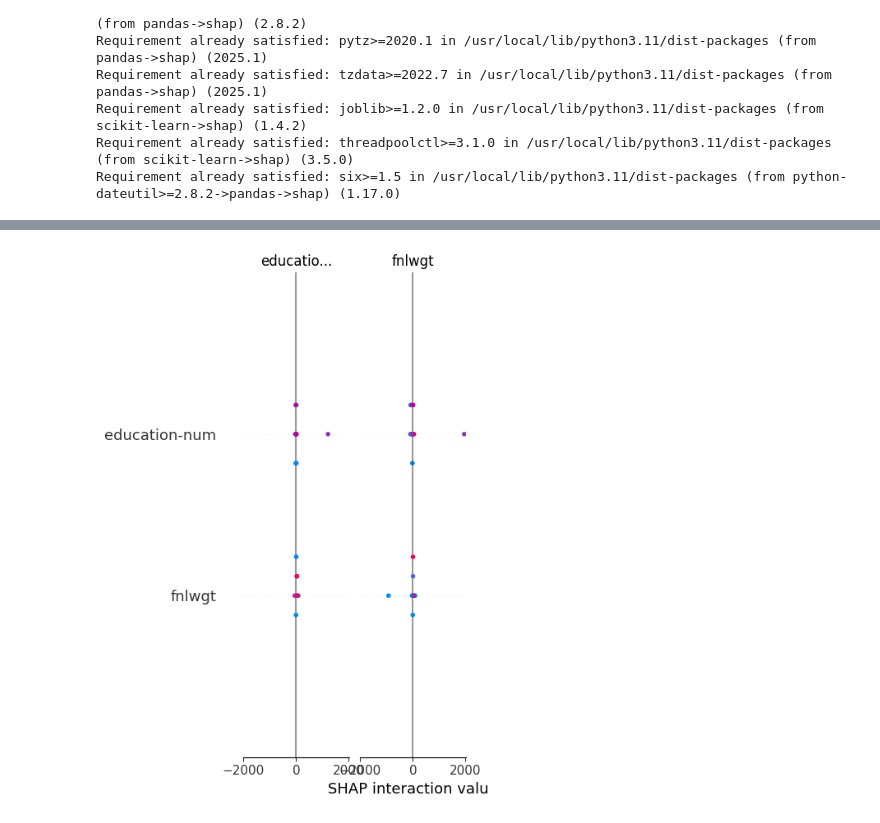
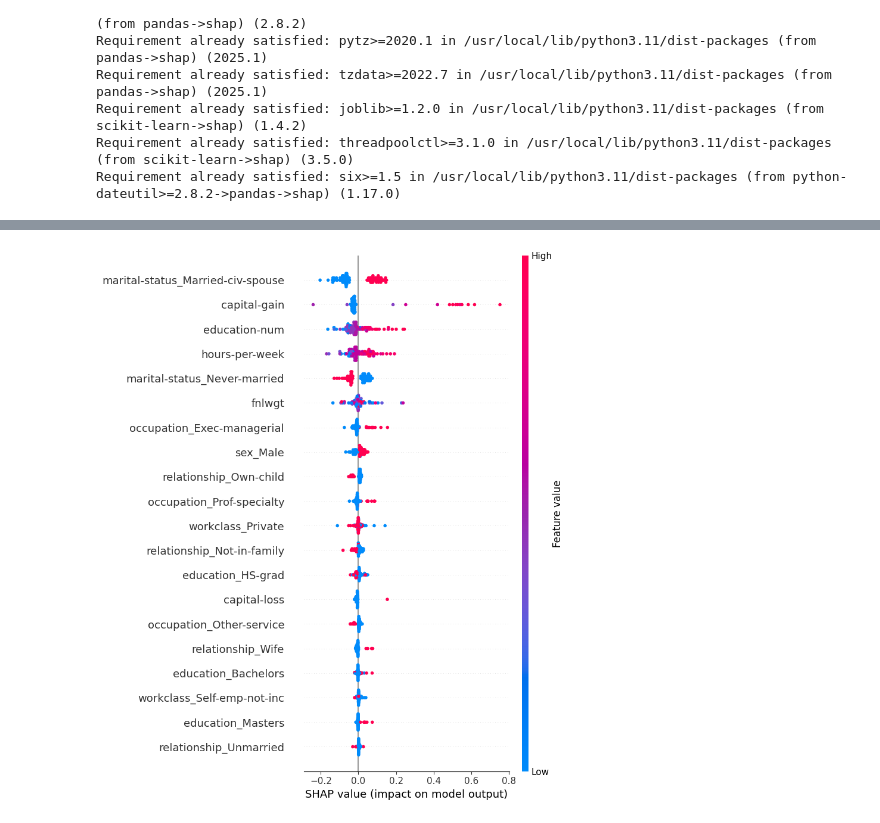
Before and after one commit to Chaithra28/XAI, a Jupyter notebook: adult.ipynb, the cells around one changed output, grey strips where cells are left out. Drawn from its saved outputs; the diff is of its cells as text; code cells hidden in the pictures.

Commit message:
Updated code and derived plots

```diff
--- a/adult.ipynb
+++ b/adult.ipynb
@@ -188,0 +337,11 @@ Model accuracy: 0.86
+# %%
+# Select top 20 features
+top_features = feature_importance_df.head(20)["Feature"].tolist()
+
+# Filter the dataset to include only top features
+X_train_reduced = X_train[top_features]
+X_test_reduced = X_test[top_features]
+
+# Display the shapes of the reduced datasets
+print("X_train_reduced shape:", X_train_reduced.shape)
+print("X_test_reduced shape:", X_test_reduced.shape)
@@ -188,0 +351,8 @@ Model accuracy: 0.86
+# %%
+# Retrain the model on reduced features
+model_reduced = RandomForestClassifier(random_state=42)
+model_reduced.fit(X_train_reduced, y_train)
+
+# Evaluate the model on the reduced test set
+accuracy_reduced = model_reduced.score(X_test_reduced, y_test)
+print(f"Model accuracy (reduced features): {accuracy_reduced:.2f}")
@@ -234,0 +381,12 @@ print(shap_values[0])
+# %%
+import shap
+
+# Initialize the SHAP explainer
+explainer = shap.TreeExplainer(model_reduced, feature_perturbation='interventional')
+
+# Calculate SHAP values for a subset
+X_test_subset = X_test_reduced[:100]
+shap_values = explainer.shap_values(X_test_subset)
+
+# Display SHAP values for the first prediction
+print(shap_values[0])
@@ -234,0 +431,12 @@ print(shap_values[0])
+# %%
+import shap
+
+# Step 1: Select SHAP values for the positive class
+shap_values_class1 = shap_values[:, :, 1]  # Shape: (100, 20)
+
+# Step 2: Verify the shape
+print("Shape of shap_values_class1:", shap_values_class1.shape)
+
+# Step 3: Plot the force plot
+shap.initjs()
+shap.force_plot(explainer.expected_value[1], shap_values_class1[0, :], X_test_subset.iloc[0, :])
@@ -235,5 +447,5 @@ print(shap_values[0])
 # %%
 # Plot the SHAP summary plot
-shap.summary_plot(shap_values, X_test[:10])
+shap.summary_plot(shap_values_class1, X_test_subset)
 # %% [output]
-[figure, old version]
+[figure, new version]
```
Also changed, not shown: parts of 23 cells of this notebook, 1 other file.
